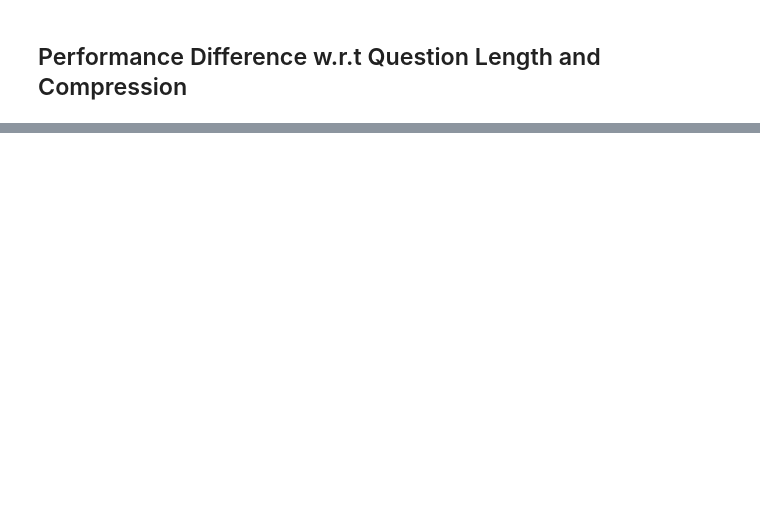
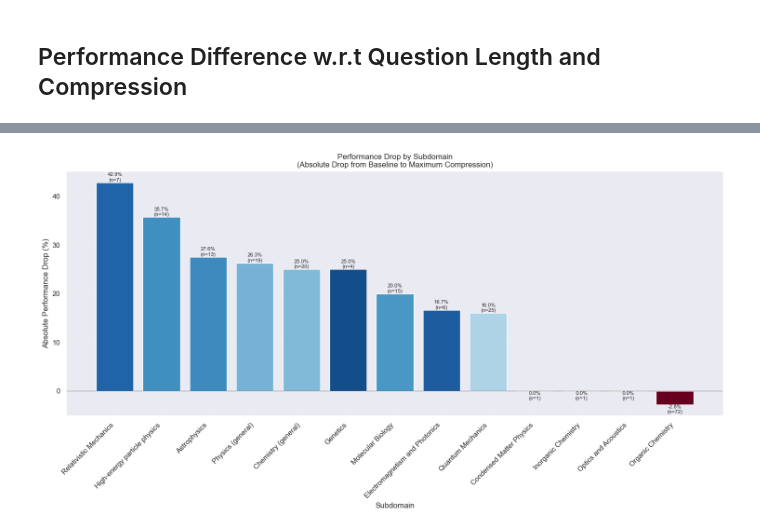
Before and after one commit to Bryan6734/SPAR-final, a Jupyter notebook: scripts/progress_tracker.ipynb, the cells around one changed output, grey strips where cells are left out. Saved outputs shown, nothing was run; the diff lists cells and outputs as text; code cells hidden in the pictures; blank space fills up the shorter version.

```diff
--- a/scripts/progress_tracker.ipynb
+++ b/scripts/progress_tracker.ipynb
@@ -1135,0 +836,89 @@ print(success_by_domain.round(1))
+# %%
+# First merge combined_df with gpqa_df to get domain information
+df = combined_df.merge(
+    gpqa_df[['Record ID', 'High-level domain', 'Subdomain']],
+    left_on='record_id',
+    right_on='Record ID',
+    how='left'
+)
+
+def calculate_impact(group_col):
+    # Get baseline performance (compression_index = 0)
+    baseline = df[df['compression_index'] == 0].groupby(group_col)['is_correct'].mean()
+
+    # Get performance at maximum compression (compression_index = max)
+    max_compression_idx = df['compression_index'].max()
+    max_compressed = df[df['compression_index'] == max_compression_idx].groupby(group_col)['is_correct'].mean()
+
+    # Calculate absolute drop and relative drop
+    absolute_drop = (baseline - max_compressed)
+    relative_drop = (absolute_drop / baseline) * 100
+
+    # Get sample sizes
+    samples = df.groupby(group_col)['record_id'].nunique()
+
+    # Combine into DataFrame
+    results = pd.DataFrame({
+        'Baseline Accuracy': baseline * 100,
+        'Compressed Accuracy': max_compressed * 100,
+        'Absolute Drop': absolute_drop * 100,
+        'Relative Drop %': relative_drop,
+        'Sample Size': samples
+    })
+
+    return results.sort_values('Absolute Drop', ascending=False)
+
+# Calculate impact for subdomains
+subdomain_impact = calculate_impact('Subdomain')
+
+# Create visualization
+plt.figure(figsize=(15, 8))
+
+# Create bars with colors based on sample size
+sample_sizes = subdomain_impact['Sample Size']
+colors = plt.cm.RdBu_r(sample_sizes / sample_sizes.max())  # Changed to RdBu_r colormap
+
+bars = plt.bar(range(len(subdomain_impact)), subdomain_impact['Absolute Drop'], color=colors)
+
+# Add value labels on bars
+for bar in bars:
+    height = bar.get_height()
+    idx = bars.index(bar)
+    plt.text(bar.get_x() + bar.get_width()/2., height,
+             f'{height:.1f}%\n(n={int(sample_sizes.iloc[idx])})',
+             ha='center', va='bottom' if height > 0 else 'top',
+             fontsize=8)
+
+# Customize the plot
+plt.title('Performance Drop by Subdomain\n(Absolute Drop from Baseline to Maximum Compression)')
+plt.xlabel('Subdomain')
+plt.ylabel('Absolute Performance Drop (%)')
+plt.xticks(range(len(subdomain_impact)), subdomain_impact.index, rotation=45, ha='right')
+plt.axhline(y=0, color='black', linestyle='-', alpha=0.2)
+plt.grid(True, alpha=0.2)
+
+# Add colorbar for sample size
+sm = plt.cm.ScalarMappable(cmap=plt.cm.RdBu_r, norm=plt.Normalize(vmin=sample_sizes.min(), vmax=sample_sizes.max()))
+# cbar = plt.colorbar(sm)
+# cbar.set_label('Sample Size', rotation=270, labelpad=15)
+
+plt.tight_layout()
+plt.show()
+
+# Print detailed analysis
+print("\nSubdomain Impact Analysis (sorted by absolute drop):")
+print("==================================================")
+print(subdomain_impact.round(2))
+
+# Print key insights
+print("\nKey Insights:")
+print("=============")
+print(f"1. Most impacted subdomain: {subdomain_impact.index[0]}")
+print(f"   - Drop: {subdomain_impact['Absolute Drop'].iloc[0]:.1f}%")
+print(f"   - Sample size: {int(subdomain_impact['Sample Size'].iloc[0])}")
+print(f"   - Baseline accuracy: {subdomain_impact['Baseline Accuracy'].iloc[0]:.1f}%")
+print(f"\n2. Average drop across all subdomains: {subdomain_impact['Absolute Drop'].mean():.1f}%")
+print(f"3. Number of subdomains with >20% drop: {len(subdomain_impact[subdomain_impact['Absolute Drop'] > 20])}")
+print(f"4. Total number of questions analyzed: {subdomain_impact['Sample Size'].sum()}")
+# %% [output]
+[figure, added]
```
Also changed, not shown: parts of 32 cells of this notebook.
